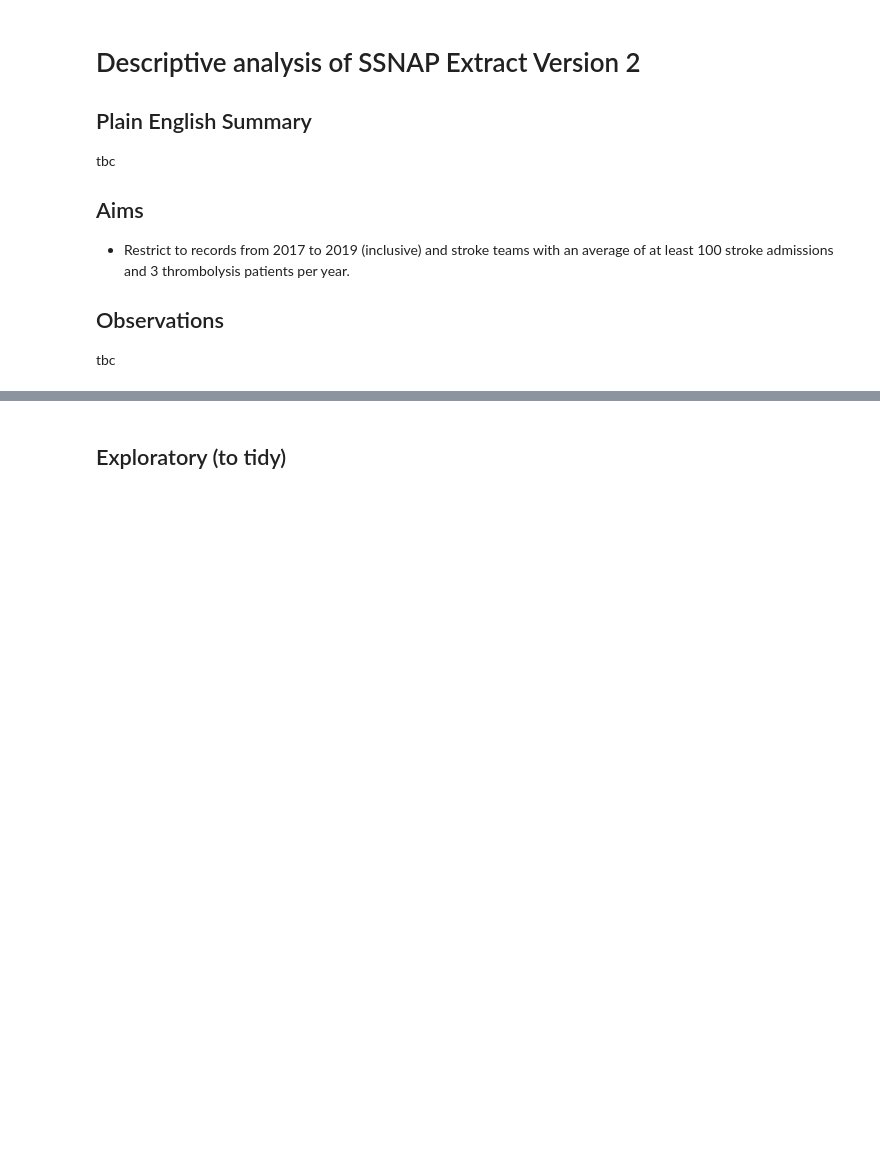
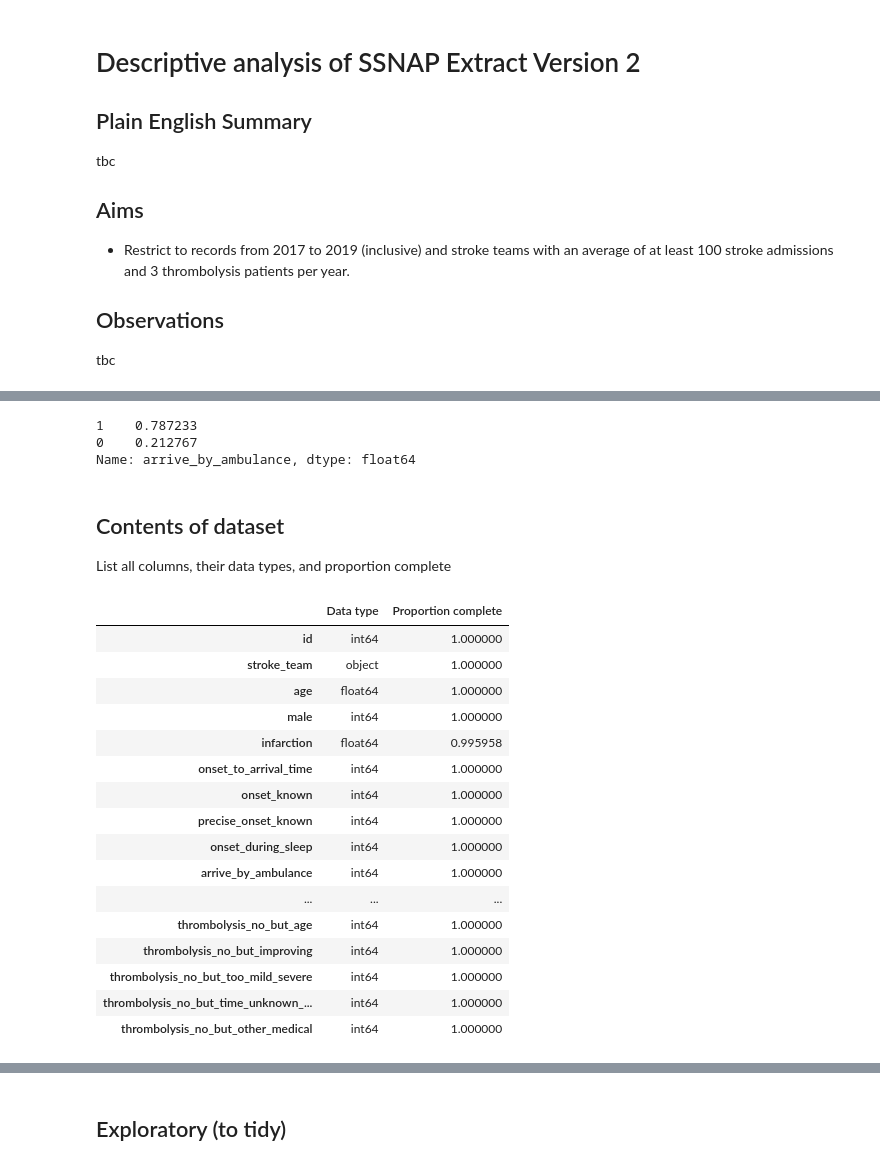
Before and after one commit to samuel-book/samuel_2_data_prep, a Jupyter notebook: descriptive_statistics/01_descriptive_analysis.ipynb, the cells around one changed output, grey strips where cells are left out. Cells and saved outputs as stored; diff of their text form; code cells hidden in the pictures; blank space fills up the shorter version.

```diff
--- a/descriptive_statistics/01_descriptive_analysis.ipynb
+++ b/descriptive_statistics/01_descriptive_analysis.ipynb
@@ -91,0 +109,37 @@ Number of stroke teams removed from dataset: 4
+# %%
+# Arrival by ambulance
+data['arrive_by_ambulance'].value_counts(normalize=True, dropna=False)
+# %% [output]
+1    0.787233
+0    0.212767
+Name: arrive_by_ambulance, dtype: float64
+# %% [markdown]
+## Contents of dataset
+
+List all columns, their data types, and proportion complete
+# %%
+# List all columns and show their data types and proportion of completed data
+data_type_complete = pd.DataFrame(
+    {'Data type': data.dtypes,
+     'Proportion complete': data.count() / data.shape[0]})
+
+# Show all columns
+data_type_complete
+# %% [output]
+|  | Data type | Proportion complete |
+| id | int64 | 1.000000 |
+| stroke_team | object | 1.000000 |
+| age | float64 | 1.000000 |
+| male | int64 | 1.000000 |
+| infarction | float64 | 0.995958 |
+| onset_to_arrival_time | int64 | 1.000000 |
+| onset_known | int64 | 1.000000 |
+| precise_onset_known | int64 | 1.000000 |
+| onset_during_sleep | int64 | 1.000000 |
+| arrive_by_ambulance | int64 | 1.000000 |
+| ... | ... | ... |
+| thrombolysis_no_but_age | int64 | 1.000000 |
+| thrombolysis_no_but_improving | int64 | 1.000000 |
+| thrombolysis_no_but_too_mild_severe | int64 | 1.000000 |
+| thrombolysis_no_but_time_unknown_... | int64 | 1.000000 |
+| thrombolysis_no_but_other_medical | int64 | 1.000000 |
```
Also changed, not shown: parts of 47 cells of this notebook.
